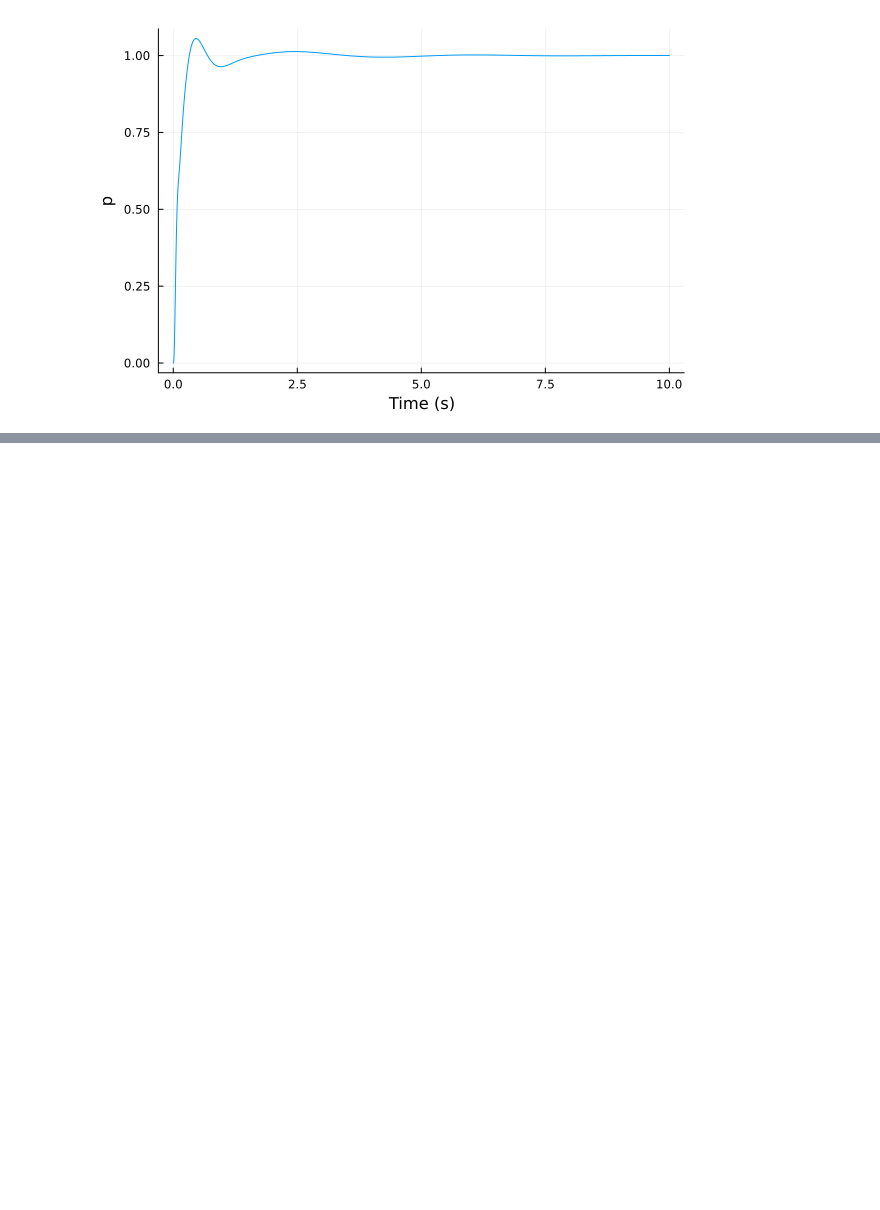
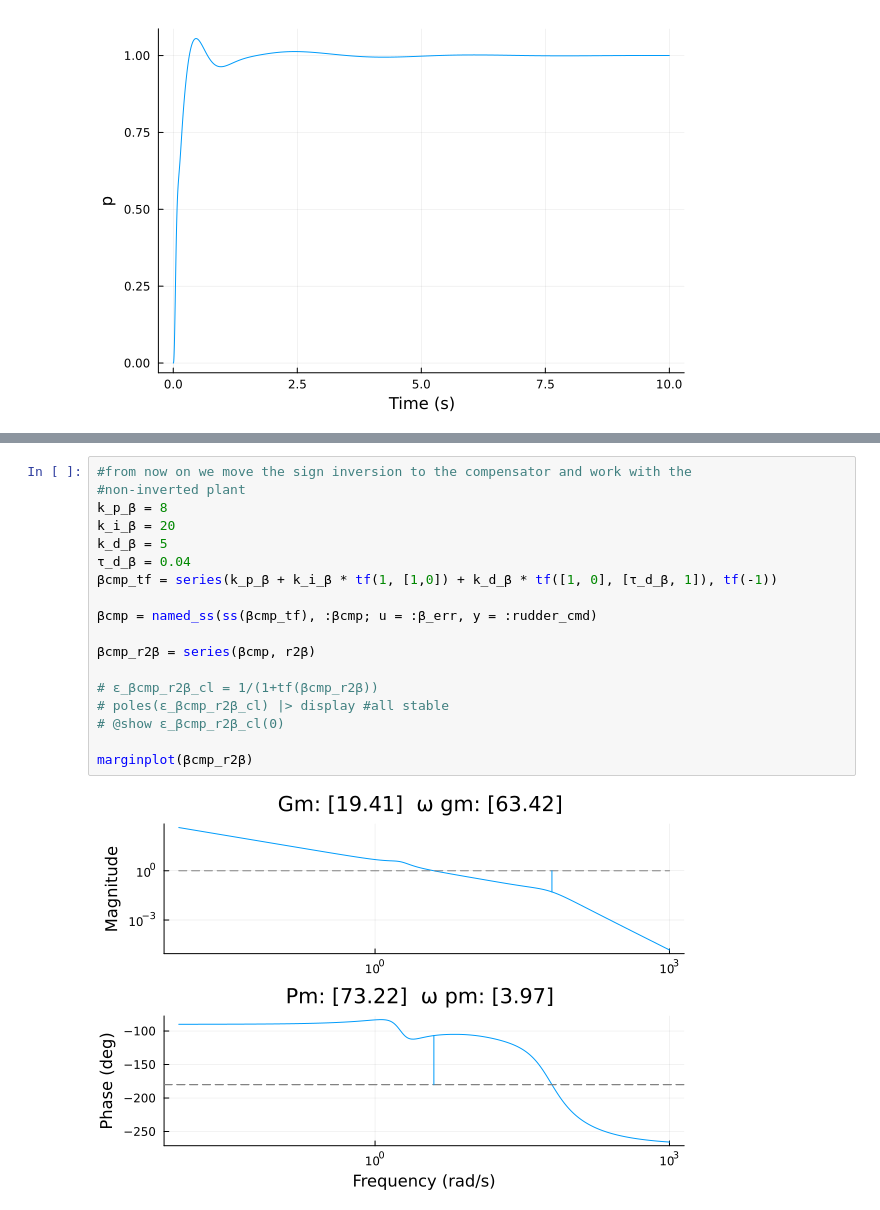
Before and after one commit to e271828e/Flight.jl, a Jupyter notebook: src/aircraft/c172/c172fbw/design/fbw_lat.ipynb, the cells around one changed output, grey strips where cells are left out. Drawn from its saved outputs; the diff is of its cells as text; blank space fills up the shorter version.

```diff
--- a/src/aircraft/c172/c172fbw/design/fbw_lat.ipynb
+++ b/src/aircraft/c172/c172fbw/design/fbw_lat.ipynb
@@ -194,0 +280,20 @@ With state  names: pcmpx1##feedback#342 pcmpx2##feedback#342 p##feedback#342 r##
+# %%
+#from now on we move the sign inversion to the compensator and work with the
+#non-inverted plant
+k_p_β = 8
+k_i_β = 20
+k_d_β = 5
+τ_d_β = 0.04
+βcmp_tf = series(k_p_β + k_i_β * tf(1, [1,0]) + k_d_β * tf([1, 0], [τ_d_β, 1]), tf(-1))
+
+βcmp = named_ss(ss(βcmp_tf), :βcmp; u = :β_err, y = :rudder_cmd)
+
+βcmp_r2β = series(βcmp, r2β)
+
+# ε_βcmp_r2β_cl = 1/(1+tf(βcmp_r2β))
+# poles(ε_βcmp_r2β_cl) |> display #all stable
+# @show ε_βcmp_r2β_cl(0)
+
+marginplot(βcmp_r2β)
+# %% [output]
+[figure, added]
```
Also changed, not shown: parts of 12 cells of this notebook, 3 other files.
